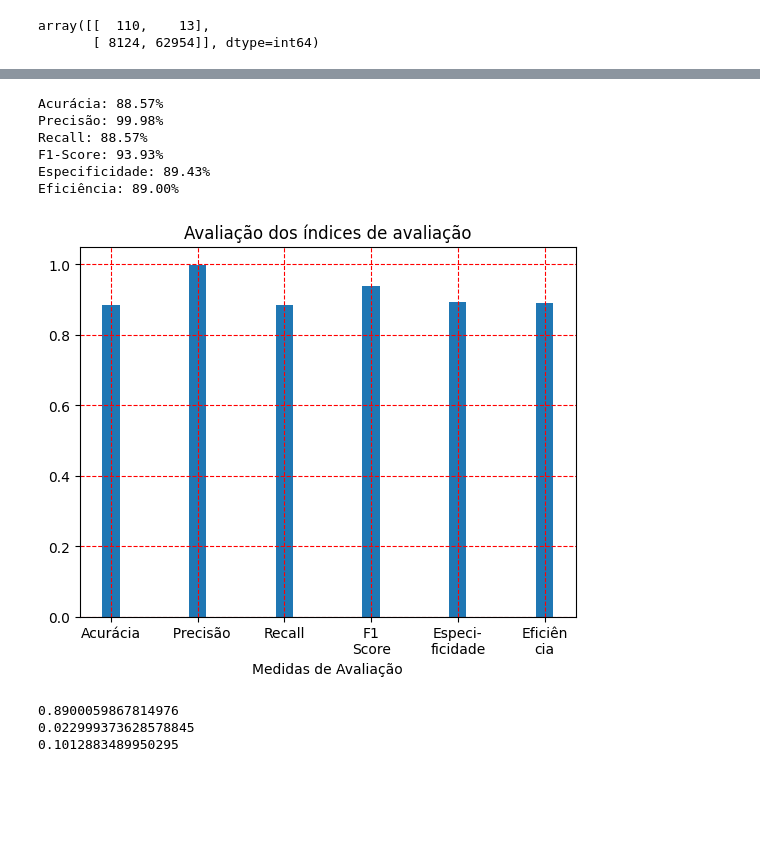
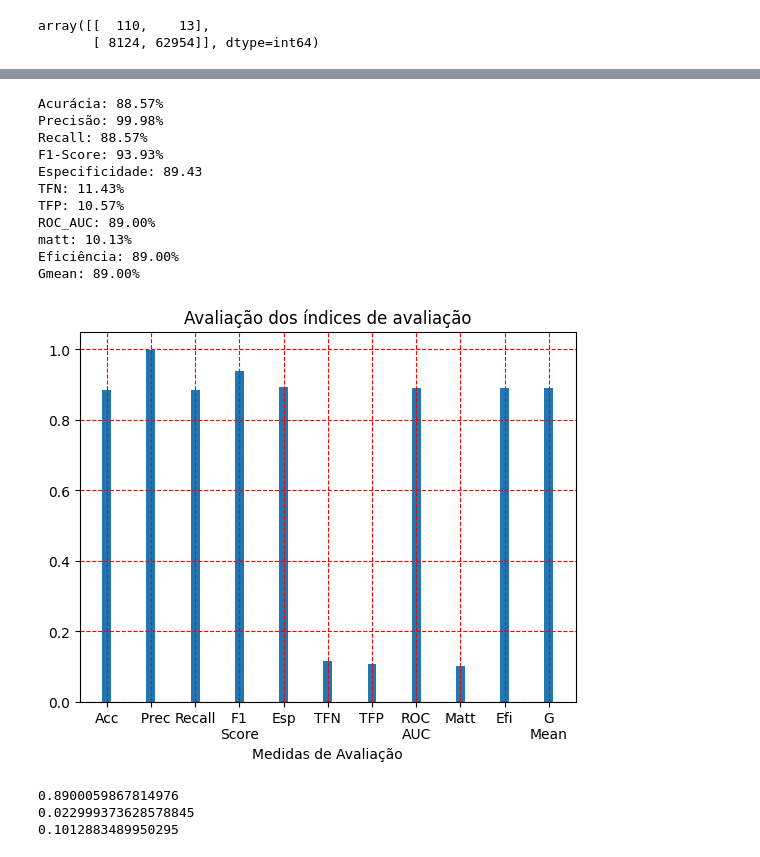
Before and after one commit to im-not-rhuan/TCC_Models, a Jupyter notebook: IF_Balanced_ACC.ipynb, the cells around one changed output, grey strips where cells are left out. Saved outputs shown, nothing was run; the diff lists cells and outputs as text; code cells hidden in the pictures; blank space fills up the shorter version.

```diff
--- a/IF_Balanced_ACC.ipynb
+++ b/IF_Balanced_ACC.ipynb
@@ -14,14 +14,32 @@ from skopt import BayesSearchCV
 from skopt.space import Real, Integer
 from sklearn.model_selection import KFold
 from sklearn.metrics import confusion_matrix
+# %%
+def calculate_gmean(accuracies):
+    # Calcula o produto das taxas de acerto
+    product = np.prod(accuracies)
+
+    # Calcula a raiz quadrada do produto
+    gmean = np.sqrt(product)
+
+    return gmean
 # %%
-def avalia_indices(tn, fp, fn, tp):
+def avalia_indices(y_test, y_test_pred):
+    tn, fp, fn, tp = confusion_matrix(y_test, y_test_pred).ravel()
     ac = (tp+tn)/(tp+tn+fp+fn)
+    gms = []
     precision = tp/(tp+fp)
     sens = tp/(tp+fn)
     f1 = (2*precision*sens)/(precision+sens)
     esp = tn/(tn+fp)
+    gms.append(sens)
+    gms.append(esp)
+    tfn = fn/(tp+fn)
+    tfp = fp/(tn+fp)
+    roc_auc = roc_auc_score(y_test, y_test_pred)
+    matt = matthews_corrcoef(y_test, y_test_pred)
     ef = (sens+esp)/2
+    gmean = calculate_gmean(gms)
     # auc = roc_auc_score(y_test,y_test_pred)
     # matt = matthews_corrcoef(y_test,y_test_pred)
     # cohen = cohen_kappa_score(y_test,y_test_pred)
@@ -29,14 +47,19 @@ def avalia_indices(tn, fp, fn, tp):
     print(f'Precisão: {precision*100:.2f}%')
     print(f'Recall: {sens*100:.2f}%')
     print(f'F1-Score: {f1*100:.2f}%')
-    print(f'Especificidade: {esp*100:.2f}%')
+    print(f'Especificidade: {esp*100:.2f}')
+    print(f'TFN: {tfn*100:.2f}%')
+    print(f'TFP: {tfp*100:.2f}%')
+    print(f'ROC_AUC: {roc_auc*100:.2f}%')
+    print(f'matt: {matt*100:.2f}%')
     print(f'Eficiência: {ef*100:.2f}%')
+    print(f'Gmean: {gmean*100:.2f}%')
     # print(f'Área abaixo da curva ROC: {auc:.2f}')
     # print(f'Coeficiente de Matthews: {matt:.2f}')
     # print(f'Coeficiente de correlação de Kappa: {cohen:.2f}')
 
-    scores = [ac, precision, sens, f1, esp, ef]
-    labels = ['Acurácia', '  Precisão', 'Recall', 'F1\nScore','Especi-\nficidade', 'Eficiên\ncia']
+    scores = [ac, precision, sens, f1, esp, tfn, tfp, roc_auc, matt, ef, gmean]
+    labels = ['Acc', '  Prec', 'Recall', 'F1\nScore','Esp','TFN', 'TFP','ROC\nAUC', 'Matt', 'Efi', 'G\nMean']
     plt.bar(labels, scores, width=.2)
     plt.title('Avaliação dos índices de avaliação')
     plt.xlabel('Medidas de Avaliação')
@@ -217,13 +253,18 @@ plt.show()
-# %%
-avalia_indices(tn, fp, fn, tp)
-# %% [output]
-Acurácia: 88.57%
-Precisão: 99.98%
-Recall: 88.57%
-F1-Score: 93.93%
-Especificidade: 89.43%
-Eficiência: 89.00%
-[figure, removed]
+# %%
+avalia_indices(y_train, y_train_pred)
+# %% [output]
+Acurácia: 88.57%
+Precisão: 99.98%
+Recall: 88.57%
+F1-Score: 93.93%
+Especificidade: 89.43
+TFN: 11.43%
+TFP: 10.57%
+ROC_AUC: 89.00%
+matt: 10.13%
+Eficiência: 89.00%
+Gmean: 89.00%
+[figure, added]
 # %%
 print(roc_auc_score(y_train,y_train_pred))
 print(cohen_kappa_score(y_train,y_train_pred))
```
Also changed, not shown: parts of 14 cells of this notebook, 6 other files.
